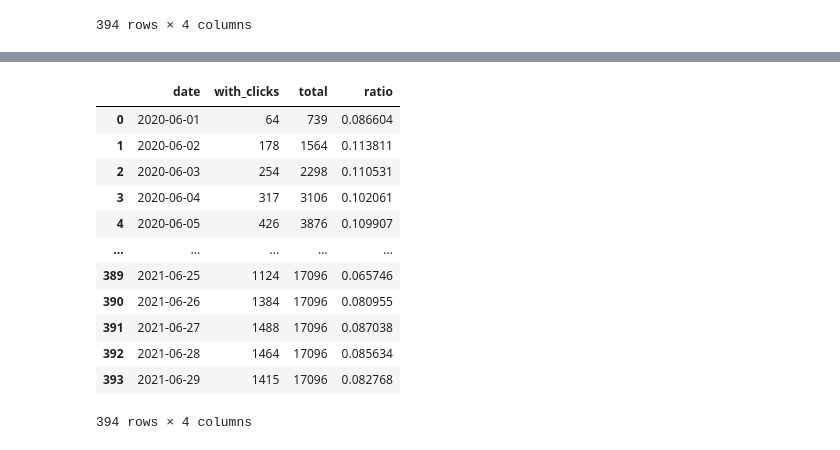
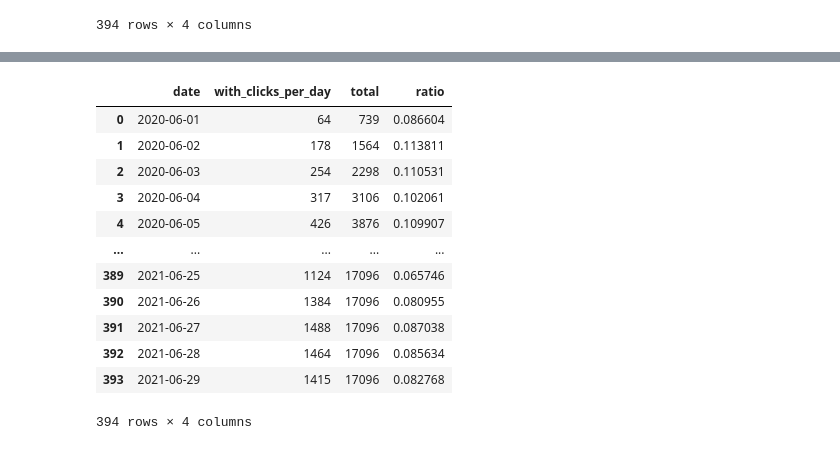
Before and after one commit to 3quetra/portfolio, a Jupyter notebook: swedish_companies_real_cases/Price_Runner_data_analysis/eda_price_runner.ipynb, the cells around one changed output, grey strips where cells are left out. Drawn from its saved outputs; the diff is of its cells as text; code cells hidden in the pictures.

```diff
--- a/swedish_companies_real_cases/Price_Runner_data_analysis/eda_price_runner.ipynb
+++ b/swedish_companies_real_cases/Price_Runner_data_analysis/eda_price_runner.ipynb
@@ -316,7 +327,10 @@ products_with_clicks_over_time = pd.DataFrame([], columns=['date', 'with_clicks'
 # Iterate through each day in the range between start_date and end_date.
 # For each date, calculate the number of clicks that occurred on or before that date (with_clicks)
 # and the total number of products created on or before that date (total).
-for date in (start_date + pd.offsets.Day(i) for i in range((end_date - start_date).days)):
+def daterange(start, end):
+    return [start + pd.offsets.Day(i) for i in range((end - start).days)]
+# for date in (start_date + pd.offsets.Day(i) for i in range((end_date - start_date).days)):
+for date in daterange(start_date, end_date):
     products_with_clicks_over_time.loc[len(products_with_clicks_over_time)] = [date, sum(first_click['click_time'] <= date), sum(first_click['creation_time'] <= date)]
 
 # Find ratio of products with clicks and total number of products
@@ -350,12 +388,13 @@ sns.lineplot(products_with_clicks_over_time, x='date', y='ratio')
 # %%
 day_click = df[['product_id', 'creation_time', 'click_time']].sort_values(['creation_time', 'click_time']).groupby(['product_id', 'click_time']).first().reset_index()
-products_with_clicks_on_a_day = pd.DataFrame([], columns=['date', 'with_clicks', 'total'])
-for date in (start_date + pd.offsets.Day(i) for i in range((end_date - start_date).days)):
+products_with_clicks_on_a_day = pd.DataFrame([], columns=['date', 'with_clicks_per_day', 'total'])
+
+for date in daterange(start_date, end_date):
     products_with_clicks_on_a_day.loc[len(products_with_clicks_on_a_day)] = [date, sum(day_click['click_time'] == date), sum(first_click['creation_time'] <= date)]
-products_with_clicks_on_a_day['ratio'] = products_with_clicks_on_a_day['with_clicks'] / products_with_clicks_on_a_day['total']
+products_with_clicks_on_a_day['ratio'] = products_with_clicks_on_a_day['with_clicks_per_day'] / products_with_clicks_on_a_day['total']
 products_with_clicks_on_a_day
 # %% [output]
-|  | date | with_clicks | total | ratio |
+|  | date | with_clicks_per_day | total | ratio |
 | 0 | 2020-06-01 | 64 | 739 | 0.086604 |
 | 1 | 2020-06-02 | 178 | 1564 | 0.113811 |
 | 2 | 2020-06-03 | 254 | 2298 | 0.110531 |
```
Also changed, not shown: parts of 22 cells of this notebook.
